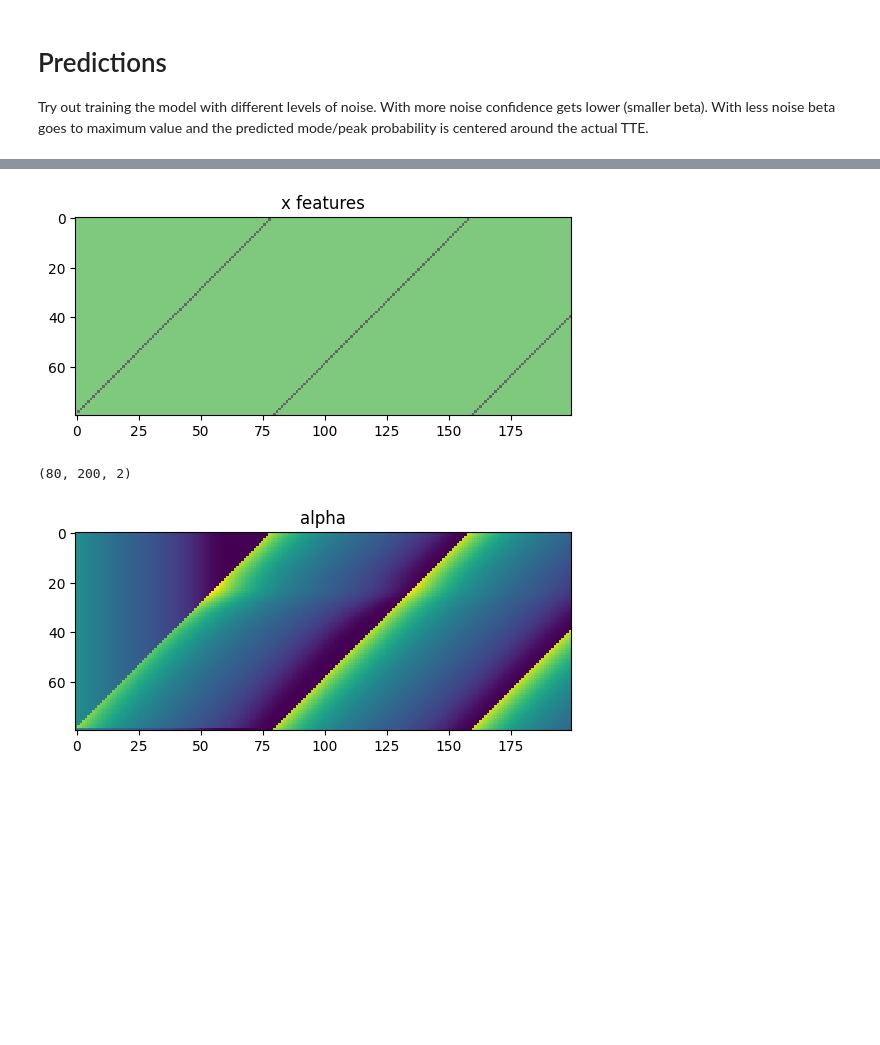
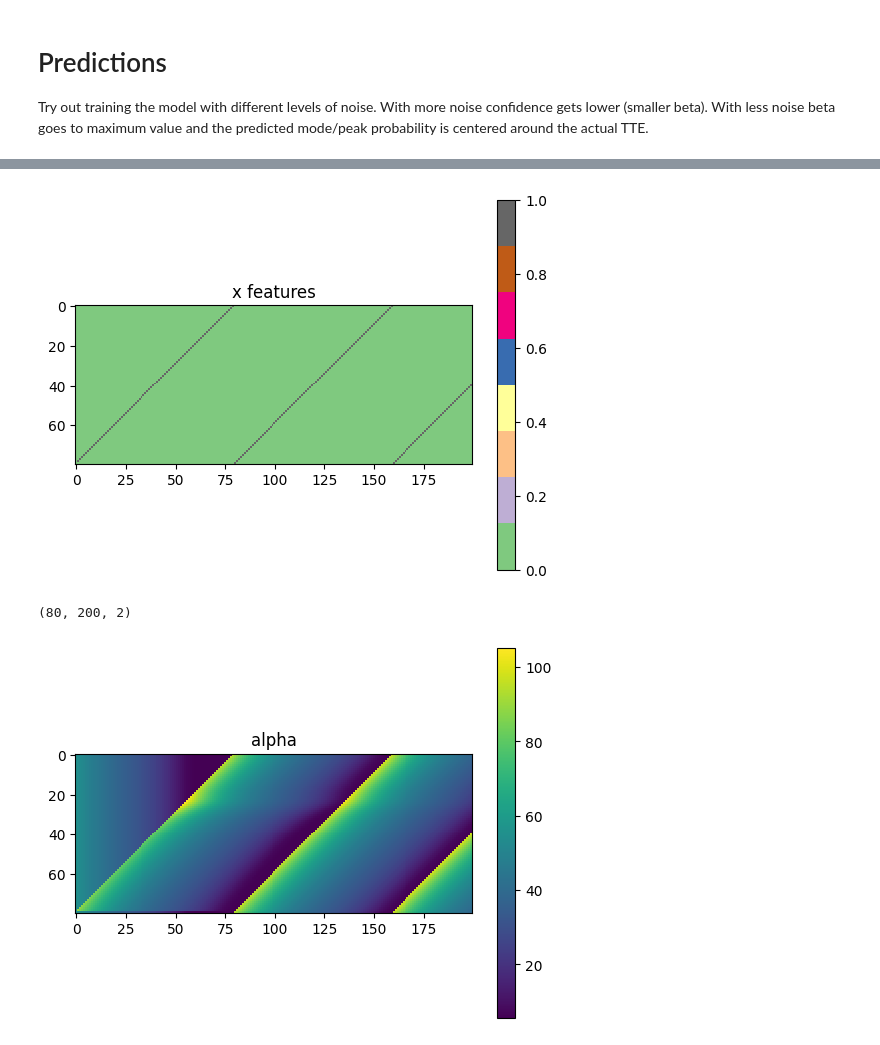
Before and after one commit to colasriev/wtte-rnn, a Jupyter notebook: examples/keras/standalone_simple_example.ipynb, the cells around one changed output, grey strips where cells are left out. Drawn from its saved outputs; the diff is of its cells as text; code cells hidden in the pictures; blank space fills up the shorter version.

```diff
--- a/examples/keras/standalone_simple_example.ipynb
+++ b/examples/keras/standalone_simple_example.ipynb
@@ -327,13 +351,15 @@ Model: "sequential"
 # %%
 # Fit! (really don't need to train this long)
 np.random.seed(1)
-model.fit(x_train, y_train,
-          epochs=80,
-          batch_size=x_train.shape[0]//10,
-          verbose=2,
-          validation_data=(x_test, y_test),
-          callbacks=[history]
-          )
+model.fit(
+    x_train,
+    y_train,
+    epochs=80,
+    batch_size=x_train.shape[0] // 10,
+    verbose=2,
+    validation_data=(x_test, y_test),
+    callbacks=[history],
+)
 # %% [output]
 Epoch 1/80
 10/10 - 4s - 350ms/step - loss: 3.8019 - val_loss: 4.6054
@@ -365,31 +391,41 @@ plt.legend()
 Try out training the model with different levels of noise. With more noise confidence gets lower (smaller beta). With less noise beta goes to maximum value and the predicted mode/peak probability is centered around the actual TTE.
 # %%
 # Make some parametric predictions
-print('All test cases (no noise)')
-print('(each horizontal line is a sequence)')
+print("All test cases (no noise)")
+print("(each horizontal line is a sequence)")
 predicted = model.predict(x_test)
-plt.imshow(x_test[:every_nth,:,:].sum(axis=2)>0,interpolation="none",cmap='Accent')
-plt.title('x features')
+plt.imshow(
+    x_test[:every_nth, :, :].sum(axis=2) > 0, interpolation="none", cmap="Accent"
+)
+plt.colorbar()
+plt.title("x features")
 plt.show()
 print(predicted.shape)
-plt.imshow(predicted[:,:,0],interpolation="none")
-plt.title('alpha')
+plt.imshow(predicted[:, :, 0], interpolation="none")
+plt.colorbar()
+plt.title("alpha")
 plt.show()
-plt.imshow(predicted[:,:,1],interpolation="none")
-plt.title('beta')
+plt.imshow(predicted[:, :, 1], interpolation="none")
+plt.colorbar()
+plt.title("beta")
 plt.show()
 
-print('Some training cases (noisy features)')
-predicted = model.predict(x_train[:every_nth,:,:])
+print("Some training cases (noisy features)")
+predicted = model.predict(x_train[:every_nth, :, :])
 print(predicted.shape)
-plt.imshow(x_train[:every_nth,:,:].sum(axis=2)>0,interpolation="none",cmap='Accent')
-plt.title('x features')
+plt.imshow(
+    x_train[:every_nth, :, :].sum(axis=2) > 0, interpolation="none", cmap="Accent"
+)
+plt.colorbar()
+plt.title("x features")
 plt.show()
-plt.imshow(predicted[:,:,0],interpolation="none")
-plt.title('alpha')
+plt.imshow(predicted[:, :, 0], interpolation="none")
+plt.colorbar()
+plt.title("alpha")
 plt.show()
-plt.imshow(predicted[:,:,1],interpolation="none")
-plt.title('beta')
+plt.imshow(predicted[:, :, 1], interpolation="none")
+plt.colorbar()
+plt.title("beta")
 plt.show()
 # %% [output]
 All test cases (no noise)
@@ -398,3 +434,3 @@ All test cases (no noise)
-[figure, old version]
+[figure, new version]
 (80, 200, 2)
-[figure, old version]
+[figure, new version]
```
Also changed, not shown: parts of 9 cells of this notebook.
